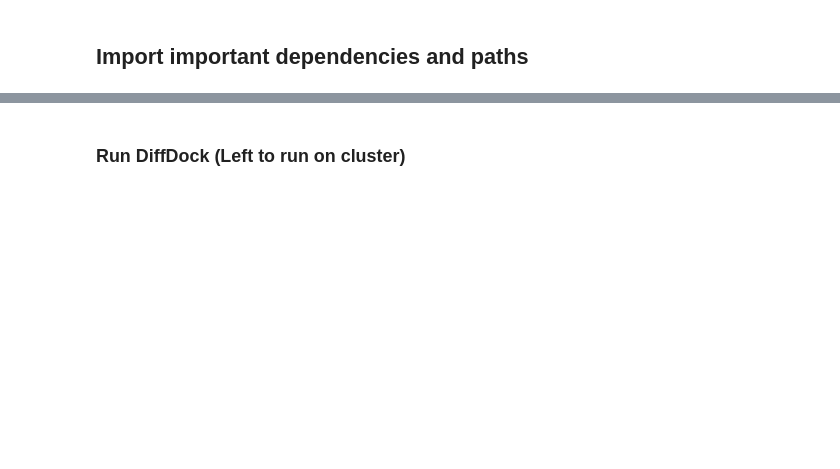
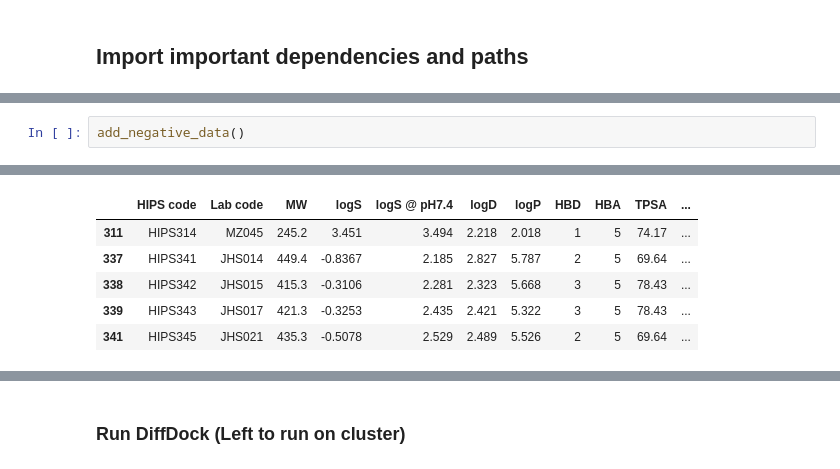
Before and after one commit to volkamerlab/MolDockLab, a Jupyter notebook: ECFT_VS_pipeline.ipynb, the cells around one changed output, grey strips where cells are left out. Saved outputs shown, nothing was run; the diff lists cells and outputs as text; blank space fills up the shorter version.

```diff
--- a/ECFT_VS_pipeline.ipynb
+++ b/ECFT_VS_pipeline.ipynb
@@ -72,0 +22,3 @@ PandasTools.WriteSDF(train_df_struct, 'data/ligands/ecft_scores.sdf',idName="ID"
+# %%
+add_negative_data()
+# %% [output]
@@ -72,0 +42,6 @@ PandasTools.WriteSDF(train_df_struct, 'data/ligands/ecft_scores.sdf',idName="ID"
+|  | HIPS code | Lab code | MW | logS | logS @ pH7.4 | logD | logP | HBD | HBA | TPSA | ... |
+| 311 | HIPS314 | MZ045 | 245.2 | 3.451 | 3.494 | 2.218 | 2.018 | 1 | 5 | 74.17 | ... |
+| 337 | HIPS341 | JHS014 | 449.4 | -0.8367 | 2.185 | 2.827 | 5.787 | 2 | 5 | 69.64 | ... |
+| 338 | HIPS342 | JHS015 | 415.3 | -0.3106 | 2.281 | 2.323 | 5.668 | 3 | 5 | 78.43 | ... |
+| 339 | HIPS343 | JHS017 | 421.3 | -0.3253 | 2.435 | 2.421 | 5.322 | 3 | 5 | 78.43 | ... |
+| 341 | HIPS345 | JHS021 | 435.3 | -0.5078 | 2.529 | 2.489 | 5.526 | 2 | 5 | 69.64 | ... |
```
Also changed, not shown: parts of 41 cells of this notebook, 6 other files.
